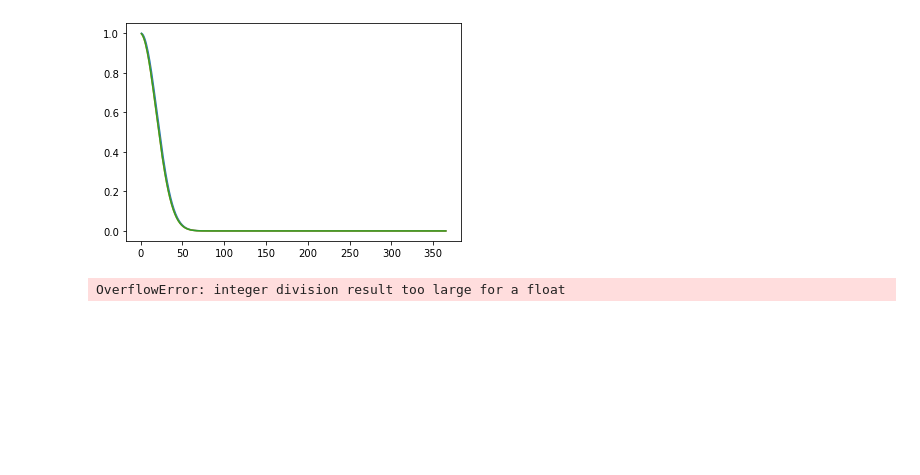
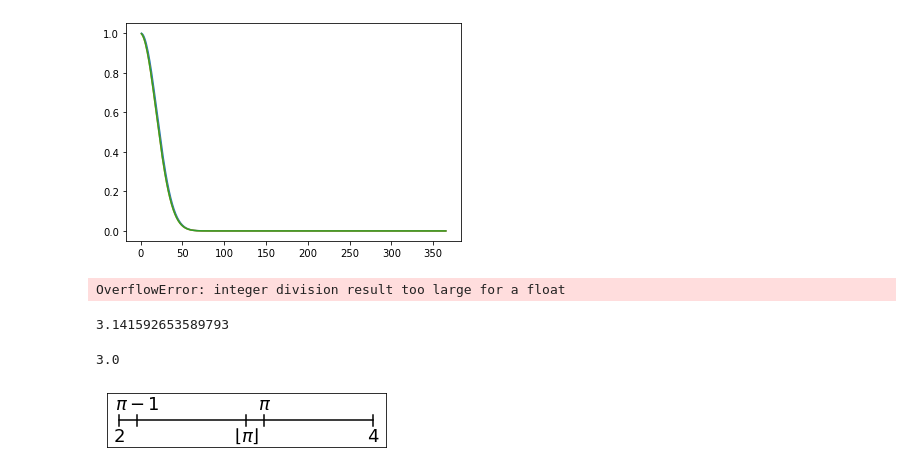
Before and after one commit to dariomalchiodi/sds, a Jupyter notebook: sds/notebooks.ipynb, the cells around one changed output. Saved outputs shown, nothing was run; the diff lists cells and outputs as text; code cells hidden in the pictures; blank space fills up the shorter version.

```diff
--- a/sds/notebooks.ipynb
+++ b/sds/notebooks.ipynb
@@ -312,3 +312,36 @@ plt.plot(x, p)
 plt.show()
 # %% [output]
 OverflowError: integer division result too large for a float
+# %%
+import matplotlib.pyplot as plt
+import numpy as np
+
+x = np.pi
+# %%
+x
+# %% [output]
+3.141592653589793
+# %%
+np.floor(x)
+# %% [output]
+3.0
+# %%
+fig = plt.figure(figsize=(5, 1))
+
+plt.plot([2, 4], [0, 0], 'k')
+
+plt.xticks([])
+plt.yticks([])
+
+s  = -1
+spacing = {-1: -.4, 1: .2}
+for x, l in zip([2, np.pi - 1, np.floor(np.pi), np.pi, 4],
+                ['2', r'$\pi - 1$', r'$\lfloor \pi \rfloor$', r'$\pi$', '4']):
+    plt.plot([x] * 2, [-.1, .1], 'k')
+    plt.text(x, spacing[s], l, ha='center', fontsize=18)
+    s *= -1
+
+plt.ylim([-.5, .5])
+plt.show()
+# %% [output]
+[figure, added]
```
Also changed, not shown: 12 other files.
